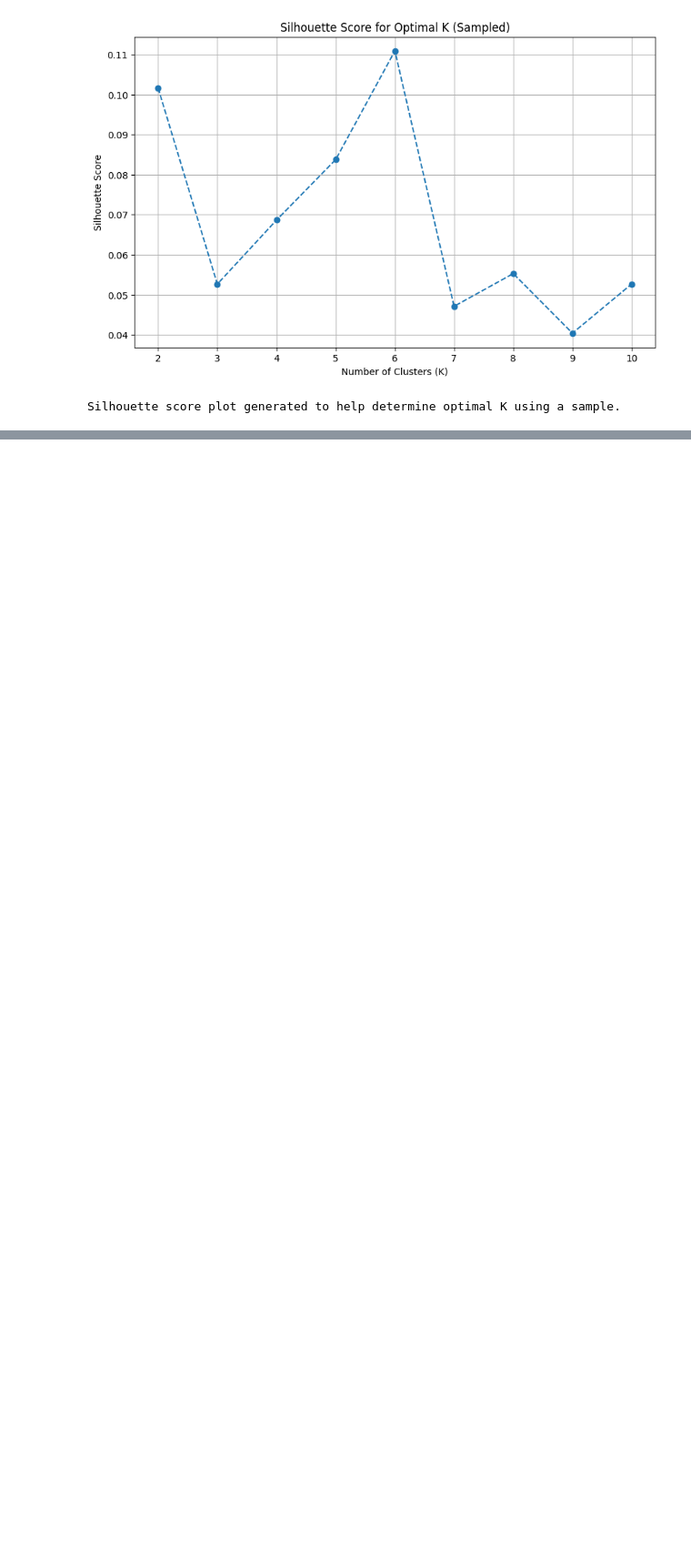
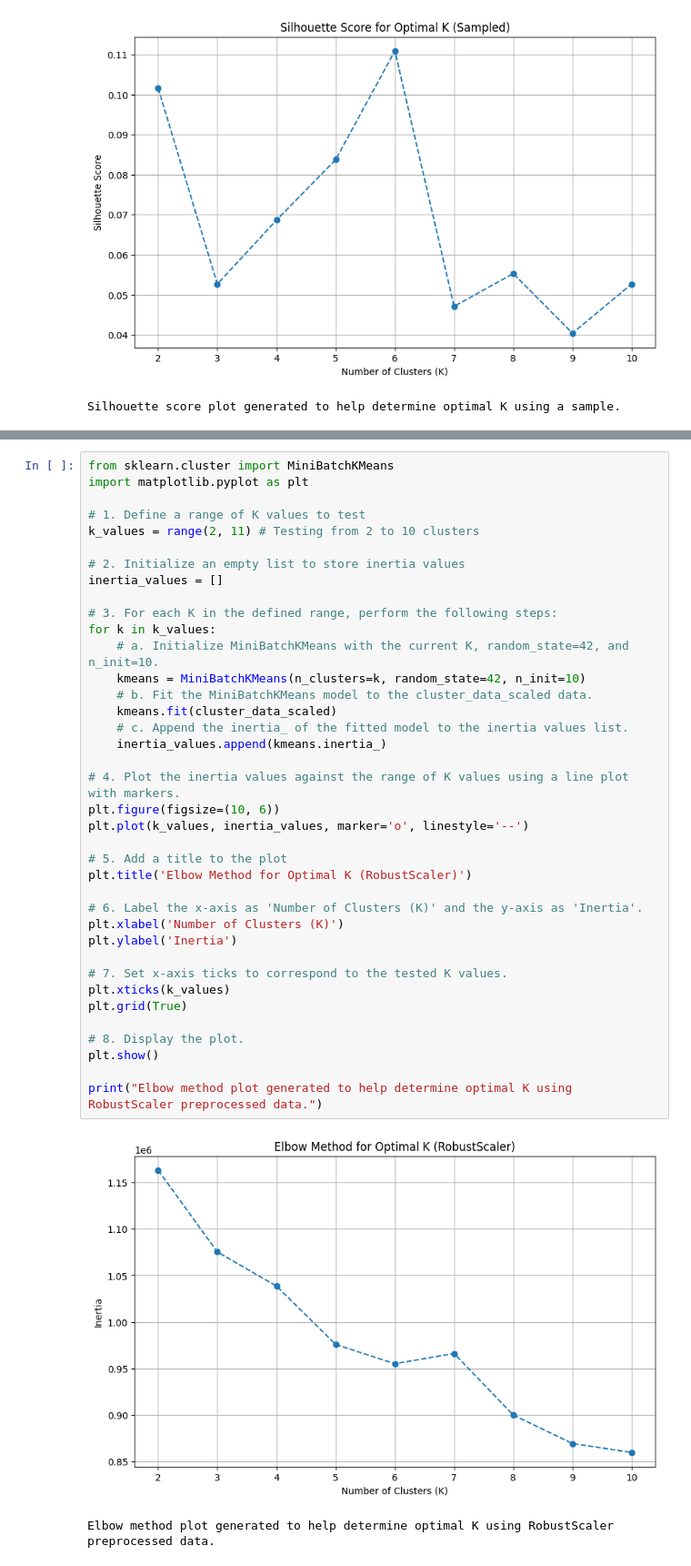
Before and after one commit to joezein71/AIHC-5010-Winter-2026, a Jupyter notebook: 20260122_assignment1_colab_workflow_zein.ipynb, the cells around one changed output, grey strips where cells are left out. Shown at 91% size. Drawn from its saved outputs; the diff is of its cells as text; blank space fills up the shorter version.

```diff
--- a/20260122_assignment1_colab_workflow_zein.ipynb
+++ b/20260122_assignment1_colab_workflow_zein.ipynb
@@ -3353,0 +3505,41 @@ Silhouette score plot generated to help determine optimal K using a sample.
+# %%
+from sklearn.cluster import MiniBatchKMeans
+import matplotlib.pyplot as plt
+
+# 1. Define a range of K values to test
+k_values = range(2, 11) # Testing from 2 to 10 clusters
+
+# 2. Initialize an empty list to store inertia values
+inertia_values = []
+
+# 3. For each K in the defined range, perform the following steps:
+for k in k_values:
+    # a. Initialize MiniBatchKMeans with the current K, random_state=42, and n_init=10.
+    kmeans = MiniBatchKMeans(n_clusters=k, random_state=42, n_init=10)
+    # b. Fit the MiniBatchKMeans model to the cluster_data_scaled data.
+    kmeans.fit(cluster_data_scaled)
+    # c. Append the inertia_ of the fitted model to the inertia values list.
+    inertia_values.append(kmeans.inertia_)
+
+# 4. Plot the inertia values against the range of K values using a line plot with markers.
+plt.figure(figsize=(10, 6))
+plt.plot(k_values, inertia_values, marker='o', linestyle='--')
+
+# 5. Add a title to the plot
+plt.title('Elbow Method for Optimal K (RobustScaler)')
+
+# 6. Label the x-axis as 'Number of Clusters (K)' and the y-axis as 'Inertia'.
+plt.xlabel('Number of Clusters (K)')
+plt.ylabel('Inertia')
+
+# 7. Set x-axis ticks to correspond to the tested K values.
+plt.xticks(k_values)
+plt.grid(True)
+
+# 8. Display the plot.
+plt.show()
+
+print("Elbow method plot generated to help determine optimal K using RobustScaler preprocessed data.")
+# %% [output]
+[figure, added]
+Elbow method plot generated to help determine optimal K using RobustScaler preprocessed data.
```
Also changed, not shown: parts of 43 cells of this notebook.
